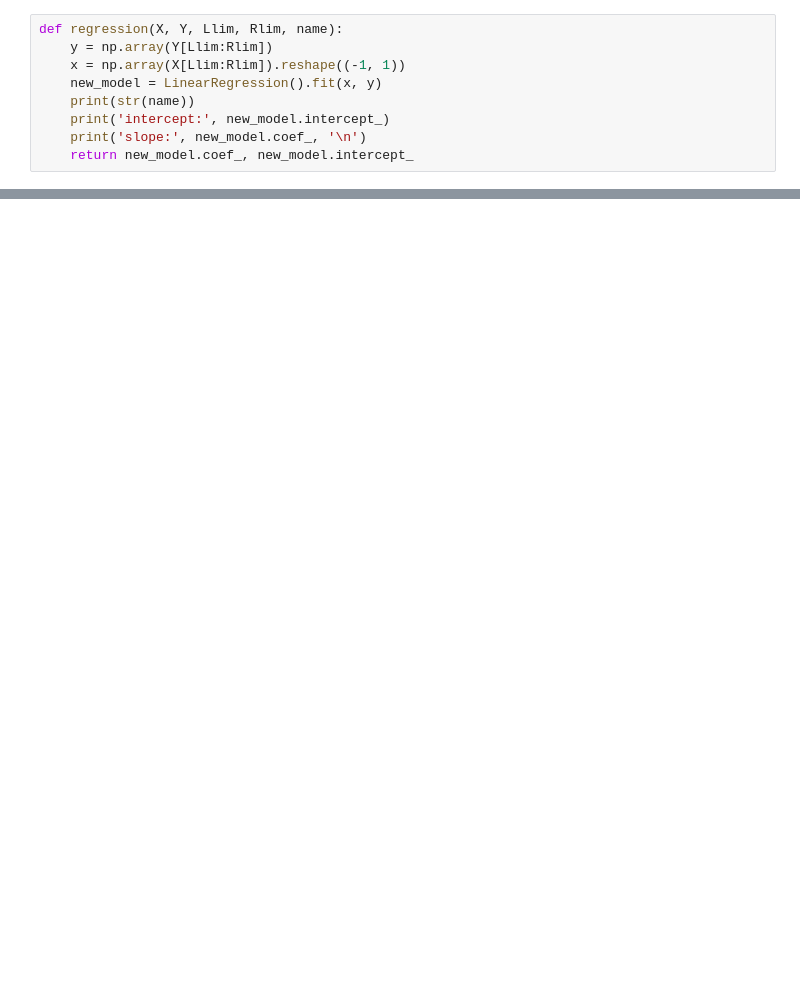
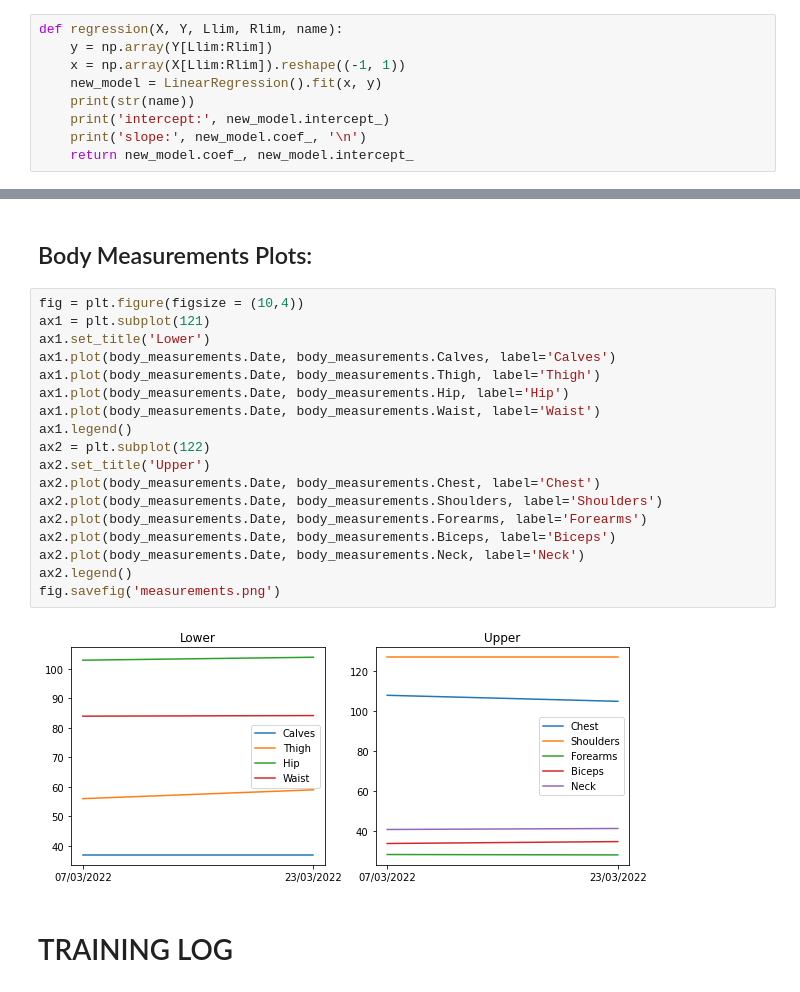
Before and after one commit to alexfulleda98/Fitness, a Jupyter notebook: MyFitnessJourney.ipynb, the cells around one changed output, grey strips where cells are left out. Saved outputs shown, nothing was run; the diff lists cells and outputs as text; blank space fills up the shorter version.

```diff
--- a/MyFitnessJourney.ipynb
+++ b/MyFitnessJourney.ipynb
@@ -100,0 +177,24 @@ fig.tight_layout()
+# %% [markdown]
+## Body Measurements Plots:
+# %%
+fig = plt.figure(figsize = (10,4))
+ax1 = plt.subplot(121)
+ax1.set_title('Lower')
+ax1.plot(body_measurements.Date, body_measurements.Calves, label='Calves')
+ax1.plot(body_measurements.Date, body_measurements.Thigh, label='Thigh')
+ax1.plot(body_measurements.Date, body_measurements.Hip, label='Hip')
+ax1.plot(body_measurements.Date, body_measurements.Waist, label='Waist')
+ax1.legend()
+ax2 = plt.subplot(122)
+ax2.set_title('Upper')
+ax2.plot(body_measurements.Date, body_measurements.Chest, label='Chest')
+ax2.plot(body_measurements.Date, body_measurements.Shoulders, label='Shoulders')
+ax2.plot(body_measurements.Date, body_measurements.Forearms, label='Forearms')
+ax2.plot(body_measurements.Date, body_measurements.Biceps, label='Biceps')
+ax2.plot(body_measurements.Date, body_measurements.Neck, label='Neck')
+ax2.legend()
+fig.savefig('measurements.png')
+# %% [output]
+[figure, added]
+# %% [markdown]
+# TRAINING LOG
```
Also changed, not shown: parts of 17 cells of this notebook, 6 other files.
